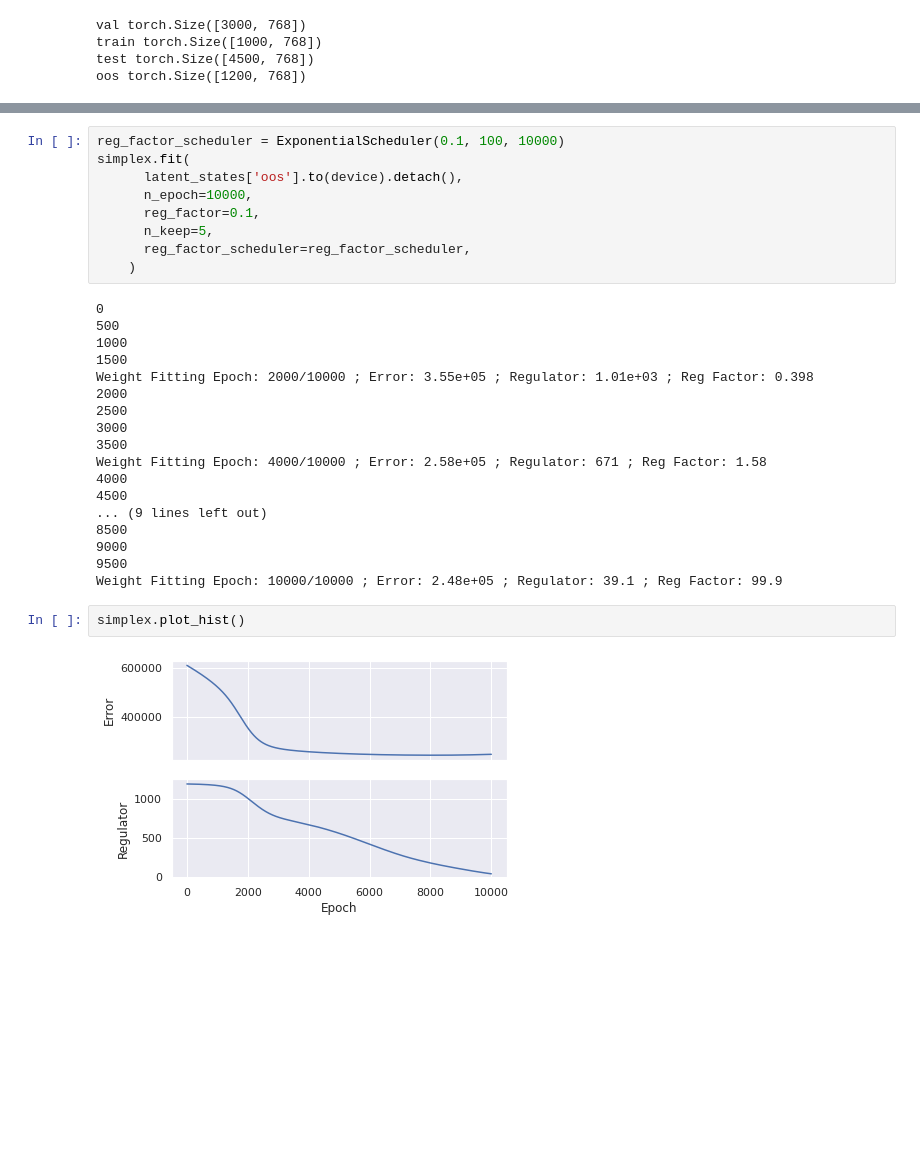
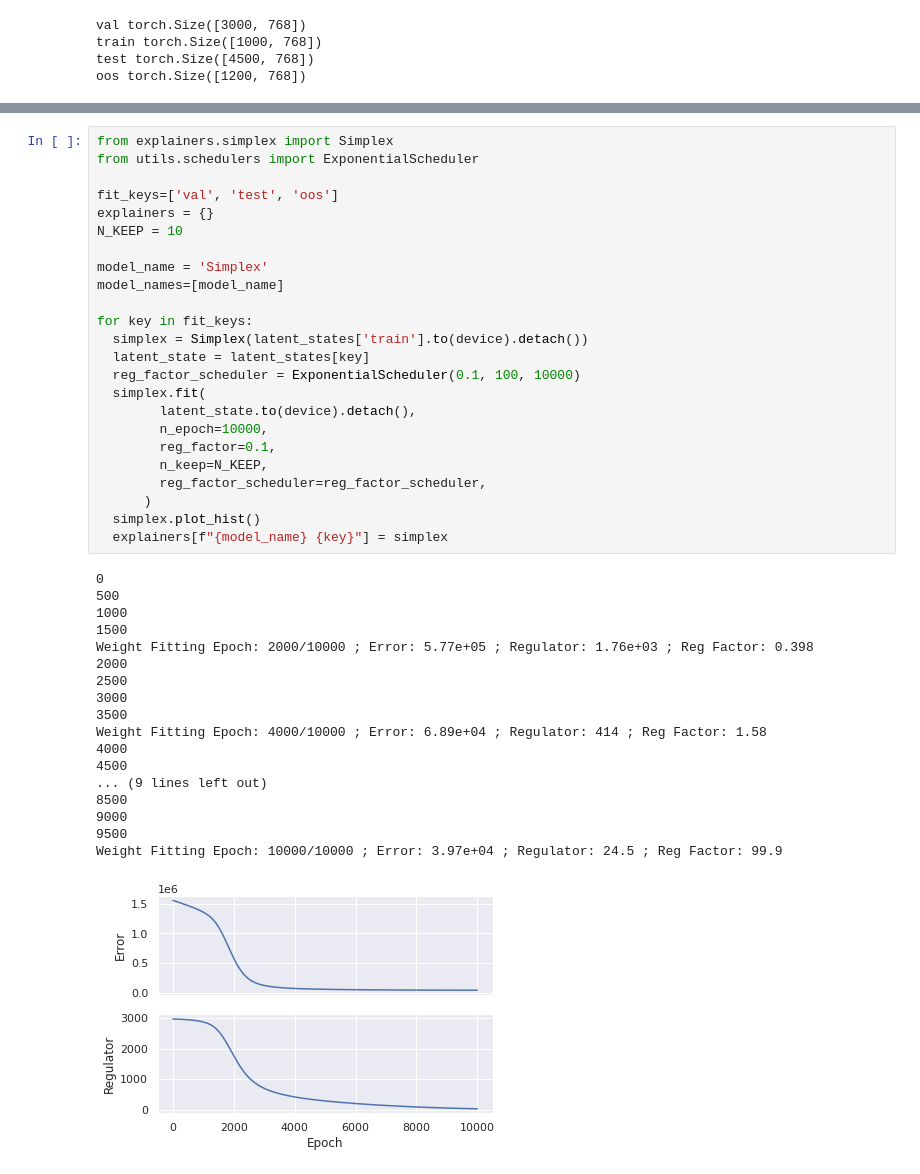
Before and after one commit to simonEllershaw/latent_variable_OOD, a Jupyter notebook: transformer_training.ipynb, the cells around one changed output, grey strips where cells are left out. Saved outputs shown, nothing was run; the diff lists cells and outputs as text; blank space fills up the shorter version.

```diff
--- a/transformer_training.ipynb
+++ b/transformer_training.ipynb
@@ -324,31 +263,43 @@ class ExponentialScheduler(Scheduler):
-# %%
-reg_factor_scheduler = ExponentialScheduler(0.1, 100, 10000)
-simplex.fit(
-      latent_states['oos'].to(device).detach(),
-      n_epoch=10000,
-      reg_factor=0.1,
-      n_keep=5,
-      reg_factor_scheduler=reg_factor_scheduler,
-    )
-# %% [output]
-0
-500
-1000
-1500
-Weight Fitting Epoch: 2000/10000 ; Error: 3.55e+05 ; Regulator: 1.01e+03 ; Reg Factor: 0.398
-2000
-2500
-3000
-3500
-Weight Fitting Epoch: 4000/10000 ; Error: 2.58e+05 ; Regulator: 671 ; Reg Factor: 1.58
-4000
-4500
-... (9 lines left out)
-8500
-9000
-9500
-Weight Fitting Epoch: 10000/10000 ; Error: 2.48e+05 ; Regulator: 39.1 ; Reg Factor: 99.9
-# %%
-simplex.plot_hist()
-# %% [output]
-[figure, removed]
+# %%
+from explainers.simplex import Simplex
+from utils.schedulers import ExponentialScheduler
+
+fit_keys=['val', 'test', 'oos']
+explainers = {}
+N_KEEP = 10
+
+model_name = 'Simplex'
+model_names=[model_name]
+
+for key in fit_keys:
+  simplex = Simplex(latent_states['train'].to(device).detach())
+  latent_state = latent_states[key]
+  reg_factor_scheduler = ExponentialScheduler(0.1, 100, 10000)
+  simplex.fit(
+        latent_state.to(device).detach(),
+        n_epoch=10000,
+        reg_factor=0.1,
+        n_keep=N_KEEP,
+        reg_factor_scheduler=reg_factor_scheduler,
+      )
+  simplex.plot_hist()
+  explainers[f"{model_name} {key}"] = simplex
+# %% [output]
+0
+500
+1000
+1500
+Weight Fitting Epoch: 2000/10000 ; Error: 5.77e+05 ; Regulator: 1.76e+03 ; Reg Factor: 0.398
+2000
+2500
+3000
+3500
+Weight Fitting Epoch: 4000/10000 ; Error: 6.89e+04 ; Regulator: 414 ; Reg Factor: 1.58
+4000
+4500
+... (9 lines left out)
+8500
+9000
+9500
+Weight Fitting Epoch: 10000/10000 ; Error: 3.97e+04 ; Regulator: 24.5 ; Reg Factor: 99.9
+[figure, added]
```
Also changed, not shown: parts of 31 cells of this notebook.
